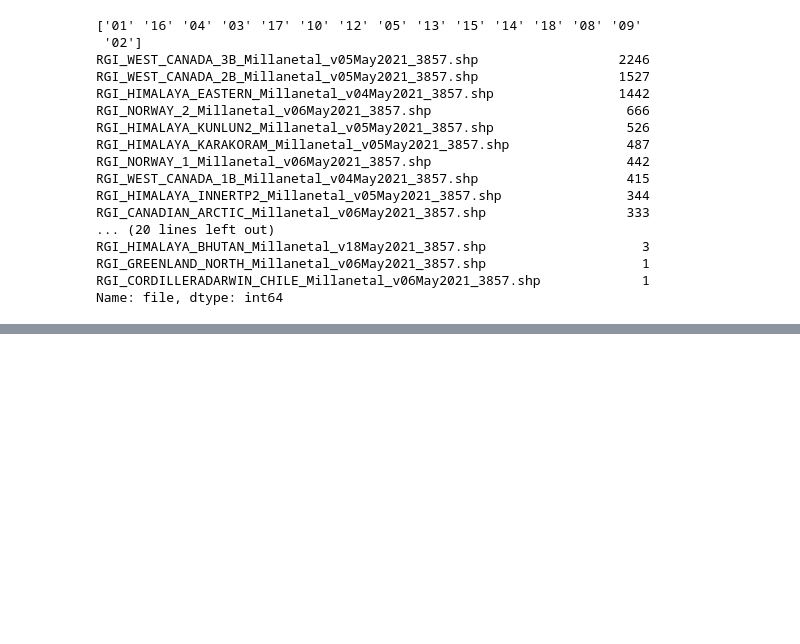
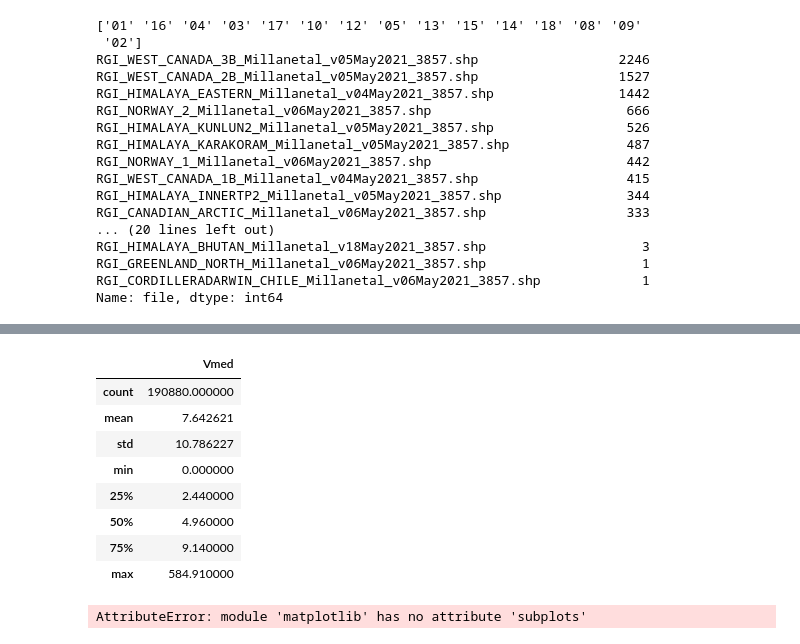
Before and after one commit to jbbarre/WorldwideGlaciers, a Jupyter notebook: eda/create_dataset.ipynb, the cells around one changed output, grey strips where cells are left out. Cells and saved outputs as stored; diff of their text form; code cells hidden in the pictures; blank space fills up the shorter version.

```diff
--- a/eda/create_dataset.ipynb
+++ b/eda/create_dataset.ipynb
@@ -177,6 +181,12 @@ dtype: int64
 # %%
 #display all columns
 pd.set_option('display.max_columns', None)
-iVmednull=clean_gdf.loc[clean_gdf['Vmed'].isnull()]
-len(iVmednull)
+
+#création dataset avec Vmed missing value
+Vmednull=clean_gdf.loc[clean_gdf['Vmed'].isnull()]
+print("Vmed missing for:", len(Vmednull))
+
+#création dataset avec Vmed non missing value
+clean_gdf_vmed=clean_gdf.loc[clean_gdf['Vmed'].notnull()]
+print("final dataset :", len(clean_gdf_vmed))
 # %% [output]
@@ -203,9 +214,3 @@ RGI_HIMALAYA_BHUTAN_Millanetal_v18May2021_3857.shp                    3
 RGI_GREENLAND_NORTH_Millanetal_v06May2021_3857.shp                    1
 RGI_CORDILLERADARWIN_CHILE_Millanetal_v06May2021_3857.shp             1
 Name: file, dtype: int64
-# %%
-#display all columns
-pd.set_option('display.max_columns', None)
-# check doublons for a specific id
-doublons = clean_gdf.loc[clean_gdf['RGIId']== 'RGI60-13.51174']
-doublons.head(3)
@@ -216,0 +217,19 @@ doublons.head(3)
+# %%
+
+clean_gdf_vmed[['Vmed']].describe()
+# %% [output]
+|  | Vmed |
+| count | 190880.000000 |
+| mean | 7.642621 |
+| std | 10.786227 |
+| min | 0.000000 |
+| 25% | 2.440000 |
+| 50% | 4.960000 |
+| 75% | 9.140000 |
+| max | 584.910000 |
+# %%
+fig1, ax1 = plt.subplots()
+ax1.set_title('Basic Plot')
+ax1.boxplot(clean_gdf_vmed[['Vmed']])
+# %% [output]
+AttributeError: module 'matplotlib' has no attribute 'subplots'
```
Also changed, not shown: parts of 12 cells of this notebook, 33 other files.
